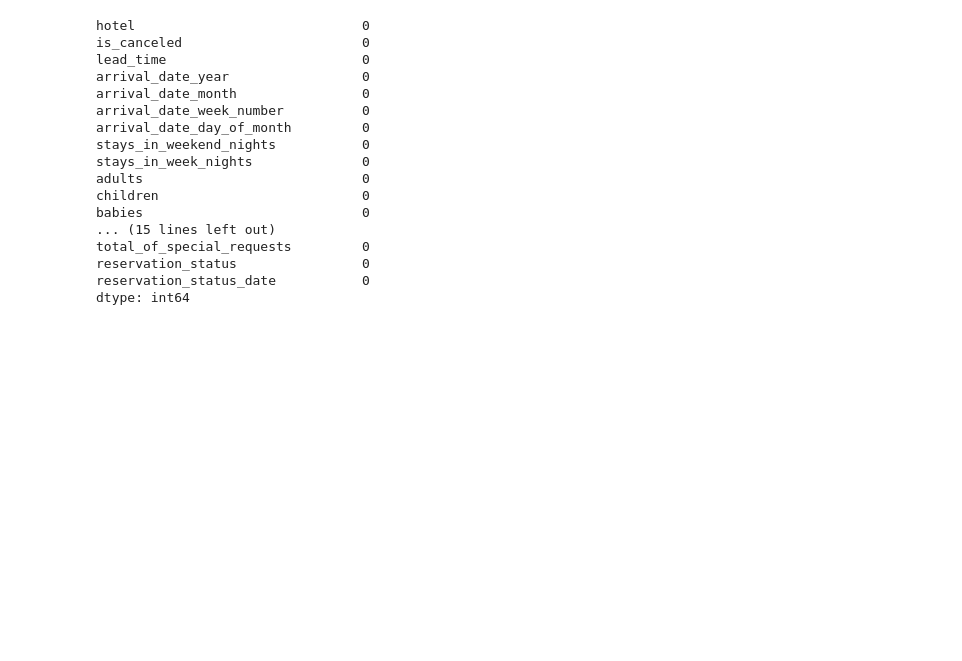
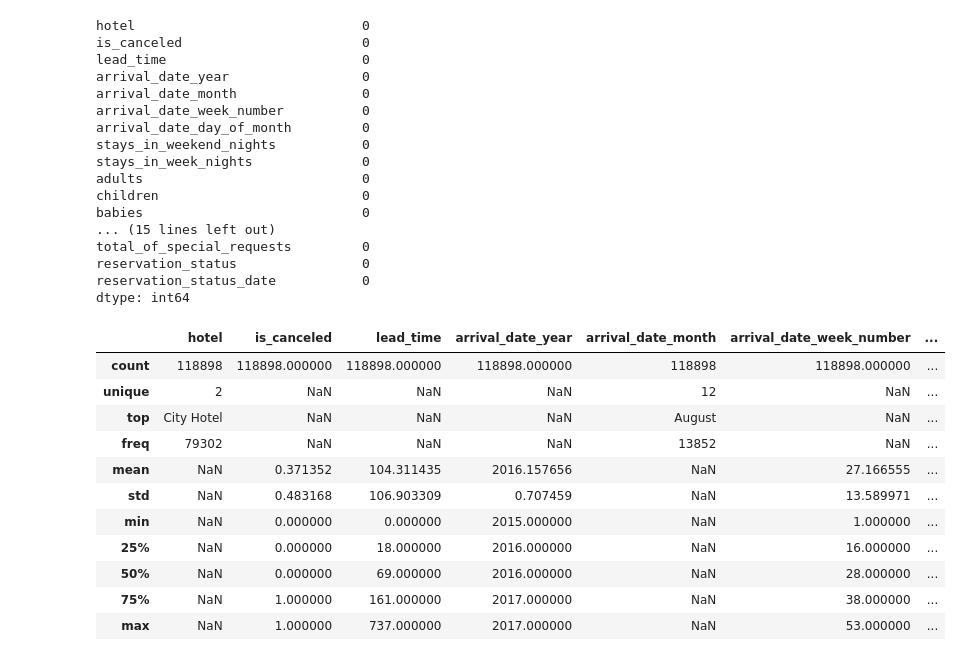
Before and after one commit to AmirKhan6219/Hotel-Booking-Analysis, a Jupyter notebook: Hotel_Bokking_analysis.ipynb, the cells around one changed output. Saved outputs shown, nothing was run; the diff lists cells and outputs as text; code cells hidden in the pictures; blank space fills up the shorter version.

```diff
--- a/Hotel_Bokking_analysis.ipynb
+++ b/Hotel_Bokking_analysis.ipynb
@@ -110,3 +110,18 @@ total_of_special_requests         0
 reservation_status                0
 reservation_status_date           0
 dtype: int64
+# %%
+df.describe(include= 'all')
+# %% [output]
+|  | hotel | is_canceled | lead_time | arrival_date_year | arrival_date_month | arrival_date_week_number | ... |
+| count | 118898 | 118898.000000 | 118898.000000 | 118898.000000 | 118898 | 118898.000000 | ... |
+| unique | 2 | NaN | NaN | NaN | 12 | NaN | ... |
+| top | City Hotel | NaN | NaN | NaN | August | NaN | ... |
+| freq | 79302 | NaN | NaN | NaN | 13852 | NaN | ... |
+| mean | NaN | 0.371352 | 104.311435 | 2016.157656 | NaN | 27.166555 | ... |
+| std | NaN | 0.483168 | 106.903309 | 0.707459 | NaN | 13.589971 | ... |
+| min | NaN | 0.000000 | 0.000000 | 2015.000000 | NaN | 1.000000 | ... |
+| 25% | NaN | 0.000000 | 18.000000 | 2016.000000 | NaN | 16.000000 | ... |
+| 50% | NaN | 0.000000 | 69.000000 | 2016.000000 | NaN | 28.000000 | ... |
+| 75% | NaN | 1.000000 | 161.000000 | 2017.000000 | NaN | 38.000000 | ... |
+| max | NaN | 1.000000 | 737.000000 | 2017.000000 | NaN | 53.000000 | ... |
```
Also changed, not shown: parts of 1 cell of this notebook.
